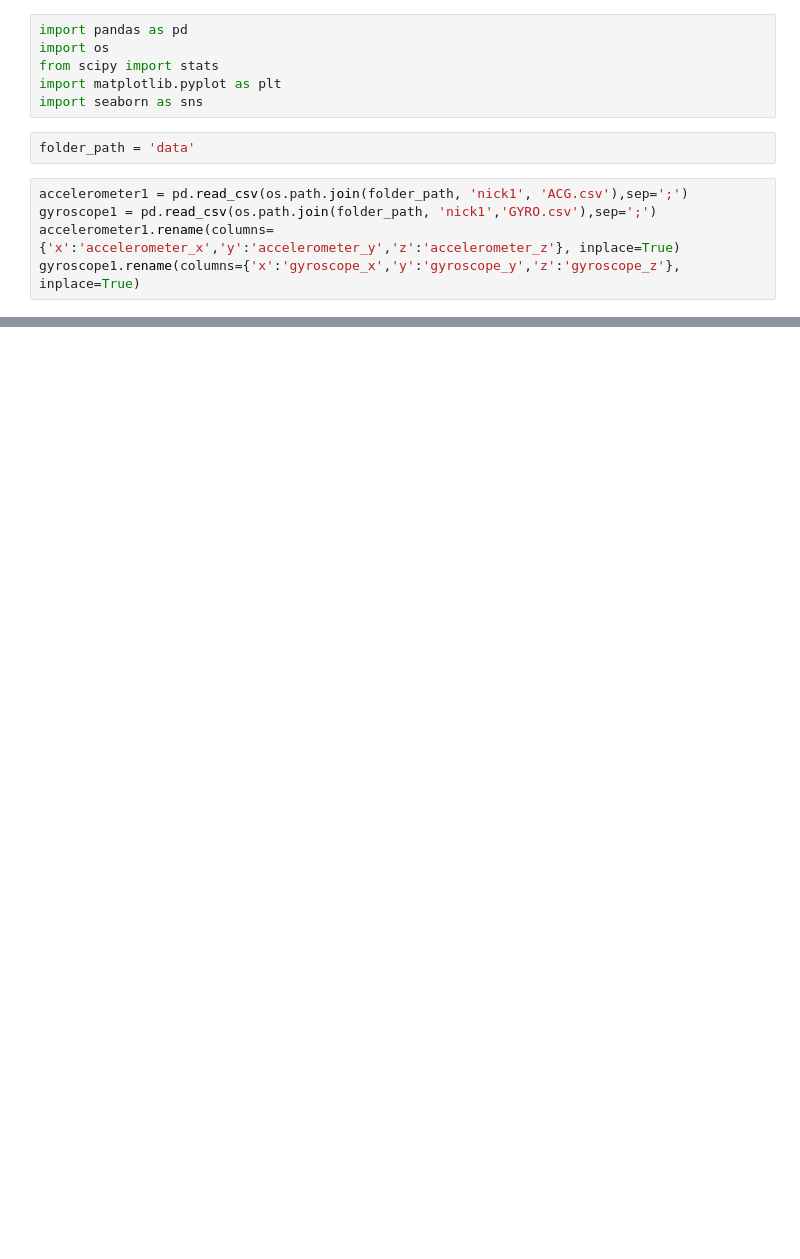
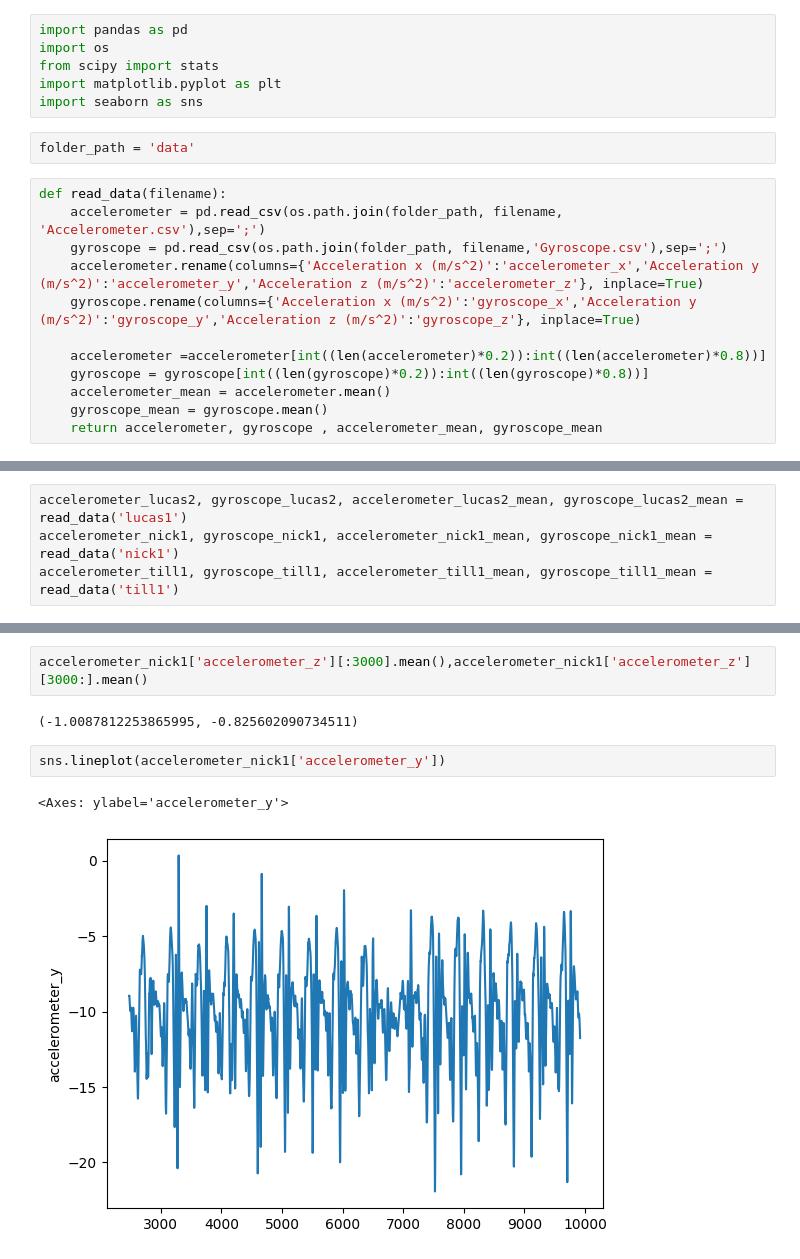
Before and after one commit to till2/ds4w-user-identification, a Jupyter notebook: data_exploration_t_test.ipynb, the cells around one changed output, grey strips where cells are left out. Cells and saved outputs as stored; diff of their text form; blank space fills up the shorter version.

Commit message:
updated data and t-test

```diff
--- a/data_exploration_t_test.ipynb
+++ b/data_exploration_t_test.ipynb
@@ -7,7 +7,14 @@ import seaborn as sns
 # %%
 folder_path = 'data'
 # %%
-accelerometer1 = pd.read_csv(os.path.join(folder_path, 'nick1', 'ACG.csv'),sep=';')
-gyroscope1 = pd.read_csv(os.path.join(folder_path, 'nick1','GYRO.csv'),sep=';')
-accelerometer1.rename(columns={'x':'accelerometer_x','y':'accelerometer_y','z':'accelerometer_z'}, inplace=True)
-gyroscope1.rename(columns={'x':'gyroscope_x','y':'gyroscope_y','z':'gyroscope_z'}, inplace=True)
+def read_data(filename):
+    accelerometer = pd.read_csv(os.path.join(folder_path, filename, 'Accelerometer.csv'),sep=';')
+    gyroscope = pd.read_csv(os.path.join(folder_path, filename,'Gyroscope.csv'),sep=';')
+    accelerometer.rename(columns={'Acceleration x (m/s^2)':'accelerometer_x','Acceleration y (m/s^2)':'accelerometer_y','Acceleration z (m/s^2)':'accelerometer_z'}, inplace=True)
+    gyroscope.rename(columns={'Acceleration x (m/s^2)':'gyroscope_x','Acceleration y (m/s^2)':'gyroscope_y','Acceleration z (m/s^2)':'gyroscope_z'}, inplace=True)
+
+    accelerometer =accelerometer[int((len(accelerometer)*0.2)):int((len(accelerometer)*0.8))]
+    gyroscope = gyroscope[int((len(gyroscope)*0.2)):int((len(gyroscope)*0.8))]
+    accelerometer_mean = accelerometer.mean()
+    gyroscope_mean = gyroscope.mean()
+    return accelerometer, gyroscope , accelerometer_mean, gyroscope_mean
@@ -55 +21,5 @@ for i in range(len(second_distribution)%1000):
+# %%
+accelerometer_lucas2, gyroscope_lucas2, accelerometer_lucas2_mean, gyroscope_lucas2_mean = read_data('lucas1')
+accelerometer_nick1, gyroscope_nick1, accelerometer_nick1_mean, gyroscope_nick1_mean = read_data('nick1')
+accelerometer_till1, gyroscope_till1, accelerometer_till1_mean, gyroscope_till1_mean = read_data('till1')
 # %%
@@ -108,0 +35,9 @@ merge_plot
+# %%
+accelerometer_nick1['accelerometer_z'][:3000].mean(),accelerometer_nick1['accelerometer_z'][3000:].mean()
+# %% [output]
+(-1.0087812253865995, -0.825602090734511)
+# %%
+sns.lineplot(accelerometer_nick1['accelerometer_y'])
+# %% [output]
+<Axes: ylabel='accelerometer_y'>
+[figure, added]
```
Also changed, not shown: parts of 13 cells of this notebook, 15 other files.
